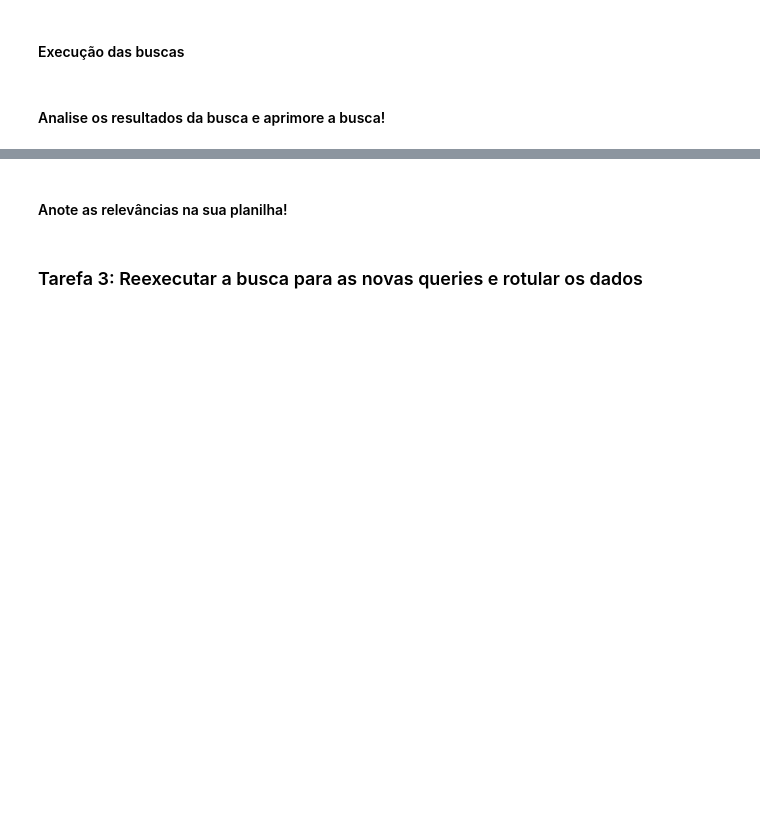
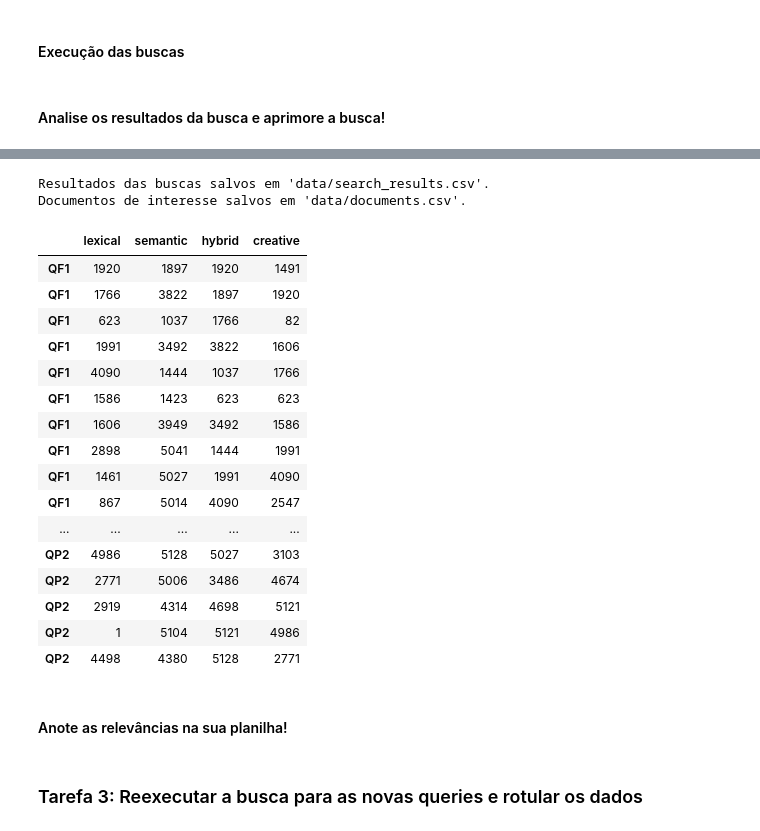
Before and after one commit to GuilhermeFernandesCC/Lab4_ElasticSearch, a Jupyter notebook: lab.ipynb, the cells around one changed output, grey strips where cells are left out. Cells and saved outputs as stored; diff of their text form; code cells hidden in the pictures; blank space fills up the shorter version.

Commit message:
Creative Search

```diff
--- a/lab.ipynb
+++ b/lab.ipynb
@@ -268,6 +268,7 @@ es = Elasticsearch(
     hosts = [{'host': "localhost", 'port': 9200, "scheme": "https"}],
     basic_auth=("elastic","elastic"),
     verify_certs = False,
+    timeout=50000
 )
 # %%
 RECREATE_INDEX = True
@@ -403,8 +406,3 @@ def semantic_search(queries: dict[str, str]):
     return semantic_results
 # %% [markdown]
 #### Busca Híbrida
-# %%
-# Busca híbrida ou RRF. Implemente sua solução aqui. Você pode realizar as duas buscas anteriores (léxica e semântica) como base para formar a busca híbrida.
-def hybrid_search(queries: dict[str, str]):
-    ## TODO: Implementar busca híbrida
-    pass
@@ -411,7 +453,2 @@ def hybrid_search(queries: dict[str, str]):
 # %% [markdown]
 #### Busca Criativa
-# %%
-# Implemente sua própria estratégia de busca, podendo ela ser esparsa, densa ou híbrida. Implemente algo como "more_like_this", "BM35", "fuzzy" etc.
-def creative_search(queries: dict[str, str]):
-    ## TODO: Implementar busca híbrida
-    pass
@@ -440,31 +560,69 @@ search_results_df
 # %%
+
 def generate_exploded_df(search_results_df):
     exploded_search_results_df = pd.concat([search_results_df[col].explode() for col in search_results_df.columns], axis=1)
     exploded_search_results_df = exploded_search_results_df.apply(lambda l: [doc_id for doc_id, _ in l])
     return exploded_search_results_df
+'''
+def generate_exploded_df(search_results_df):
+    # Verifica se existem colunas duplicadas e renomeia
+    if search_results_df.columns.duplicated().any():
+        search_results_df.columns = [f"{col}_{i}" if search_results_df.columns.duplicated()[i] else col
+                                     for i, col in enumerate(search_results_df.columns)]
 
+    # Aplica explode corretamente
+    exploded_search_results = []
+    for col in search_results_df.columns:
+        exploded_col = search_results_df[col].explode().reset_index(drop=True)
+        exploded_search_results.append(exploded_col.rename(col))
+
+    # Concatena as colunas corrigidas
+    exploded_search_results_df = pd.concat(exploded_search_results, axis=1)
+
+    return exploded_search_results_df
+'''
 def generate_found_docs_text_df(exploded_search_results_df, all_docs_df):
     # Recupera os ids únicos dos documentos
     documents_ids = set(exploded_search_results_df.to_numpy().flatten().tolist())
 
     # Salva os textos e os ids dos documetnos que foram encontrados ems usas buscas
     documents_df = all_docs_df[all_docs_df["doc_id"].isin(documents_ids)][["Texto processado", "doc_id"]]
     return documents_df
 
 exploded_df = generate_exploded_df(search_results_df)
 found_docs_text_df = generate_found_docs_text_df(exploded_df, all_docs_df=df)
 
 def save_results_to_file(exploded_df: pd.DataFrame,
                          found_docs_text_df: pd.DataFrame,
                          exploded_df_save_filepath: str = "data/search_results.csv",
                          found_docs_text_save_filepath: str = "data/documents.csv"):
     exploded_df.to_csv(exploded_df_save_filepath)
     found_docs_text_df.to_csv(found_docs_text_save_filepath)
     print("Resultados das buscas salvos em 'data/search_results.csv'.")
     print("Documentos de interesse salvos em 'data/documents.csv'.")
 
 save_results_to_file(exploded_df, found_docs_text_df)
 exploded_df
+# %% [output]
+Resultados das buscas salvos em 'data/search_results.csv'.
+Documentos de interesse salvos em 'data/documents.csv'.
+|  | lexical | semantic | hybrid | creative |
+| QF1 | 1920 | 1897 | 1920 | 1491 |
+| QF1 | 1766 | 3822 | 1897 | 1920 |
+| QF1 | 623 | 1037 | 1766 | 82 |
+| QF1 | 1991 | 3492 | 3822 | 1606 |
+| QF1 | 4090 | 1444 | 1037 | 1766 |
+| QF1 | 1586 | 1423 | 623 | 623 |
+| QF1 | 1606 | 3949 | 3492 | 1586 |
+| QF1 | 2898 | 5041 | 1444 | 1991 |
+| QF1 | 1461 | 5027 | 1991 | 4090 |
+| QF1 | 867 | 5014 | 4090 | 2547 |
+| ... | ... | ... | ... | ... |
+| QP2 | 4986 | 5128 | 5027 | 3103 |
+| QP2 | 2771 | 5006 | 3486 | 4674 |
+| QP2 | 2919 | 4314 | 4698 | 5121 |
+| QP2 | 1 | 5104 | 5121 | 4986 |
+| QP2 | 4498 | 4380 | 5128 | 2771 |
 # %% [markdown]
 #### Anote as relevâncias na sua planilha!
 # %% [markdown]
```
Also changed, not shown: parts of 5 cells of this notebook, 1 other file.
